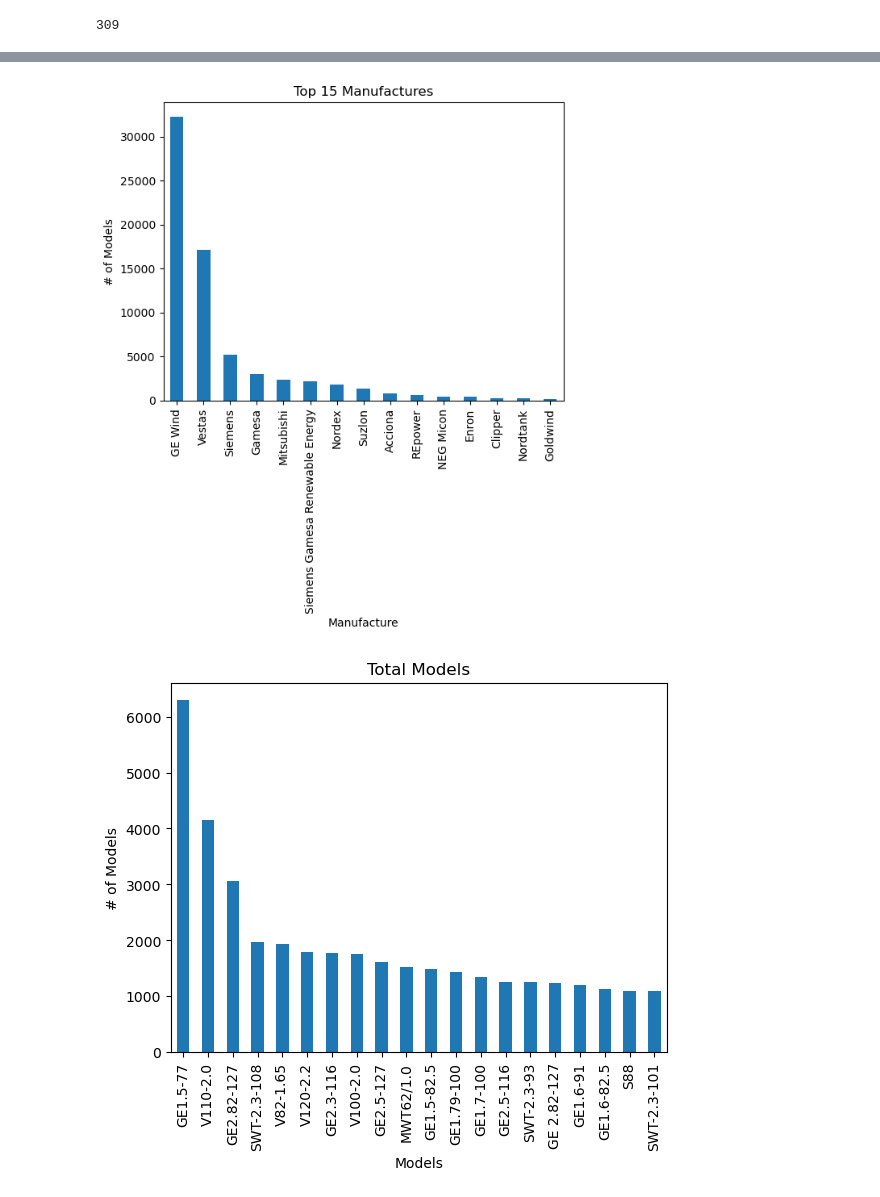
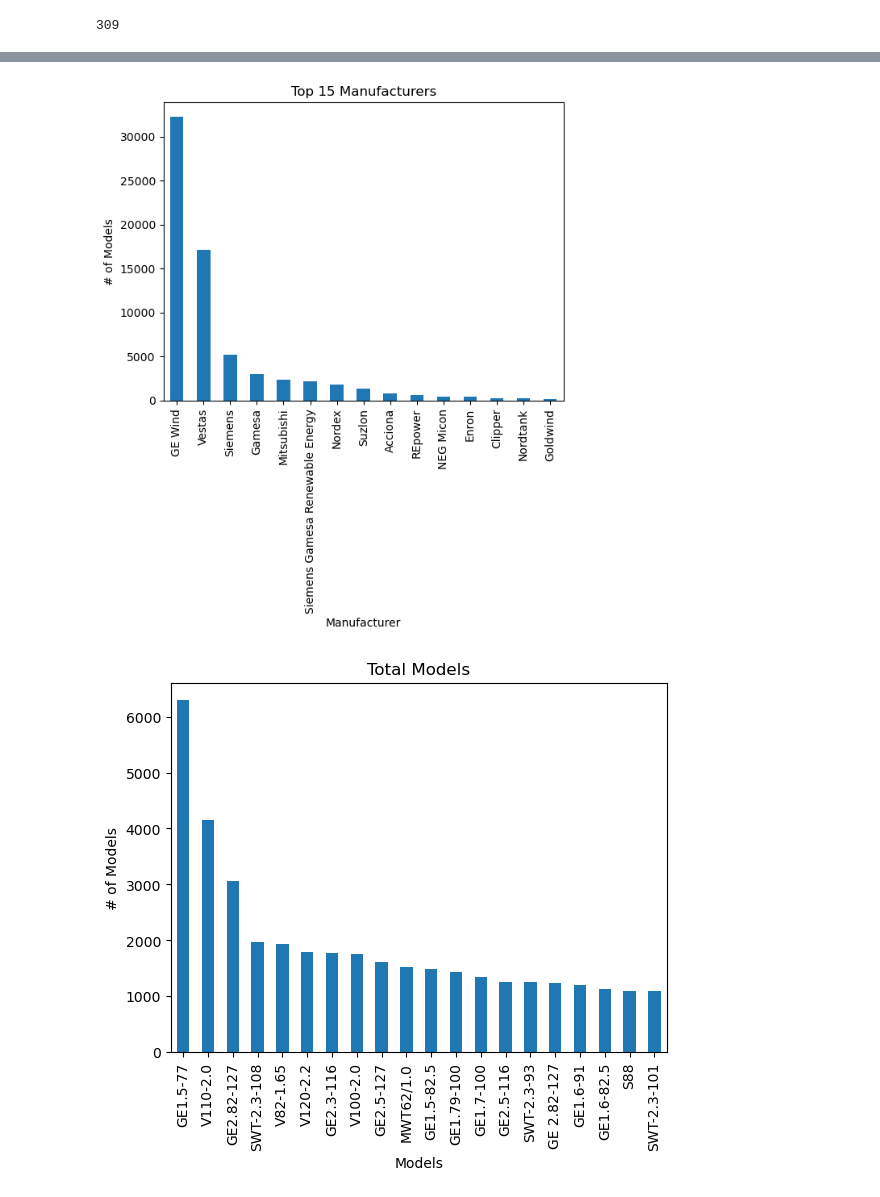
Before and after one commit to Sasterk/WindTurbineProject, a Jupyter notebook: project1_final.ipynb, the cells around one changed output, grey strips where cells are left out. Cells and saved outputs as stored; diff of their text form; code cells hidden in the pictures.

```diff
--- a/project1_final.ipynb
+++ b/project1_final.ipynb
@@ -103,16 +106,16 @@ sp_turbine
 # %%
 turbine_manu = wind_turbine_clean_df["Manufacturer"].value_counts().head(15)
 turbine_manu
 
 turbine_manu.plot(kind="bar")
 
-plt.title ('Top 15 Manufactures')
-plt.xlabel('Manufacture')
+plt.title ('Top 15 Manufacturers')
+plt.xlabel('Manufacturer')
 plt.ylabel('# of Models')
 
 plt.show()
 # %% [output]
-[figure, old version]
+[figure, new version]
 # %%
 turbine_model = wind_turbine_clean_df["Model Number"].value_counts().head(20)
 turbine_model
```
Also changed, not shown: parts of 10 cells of this notebook.
